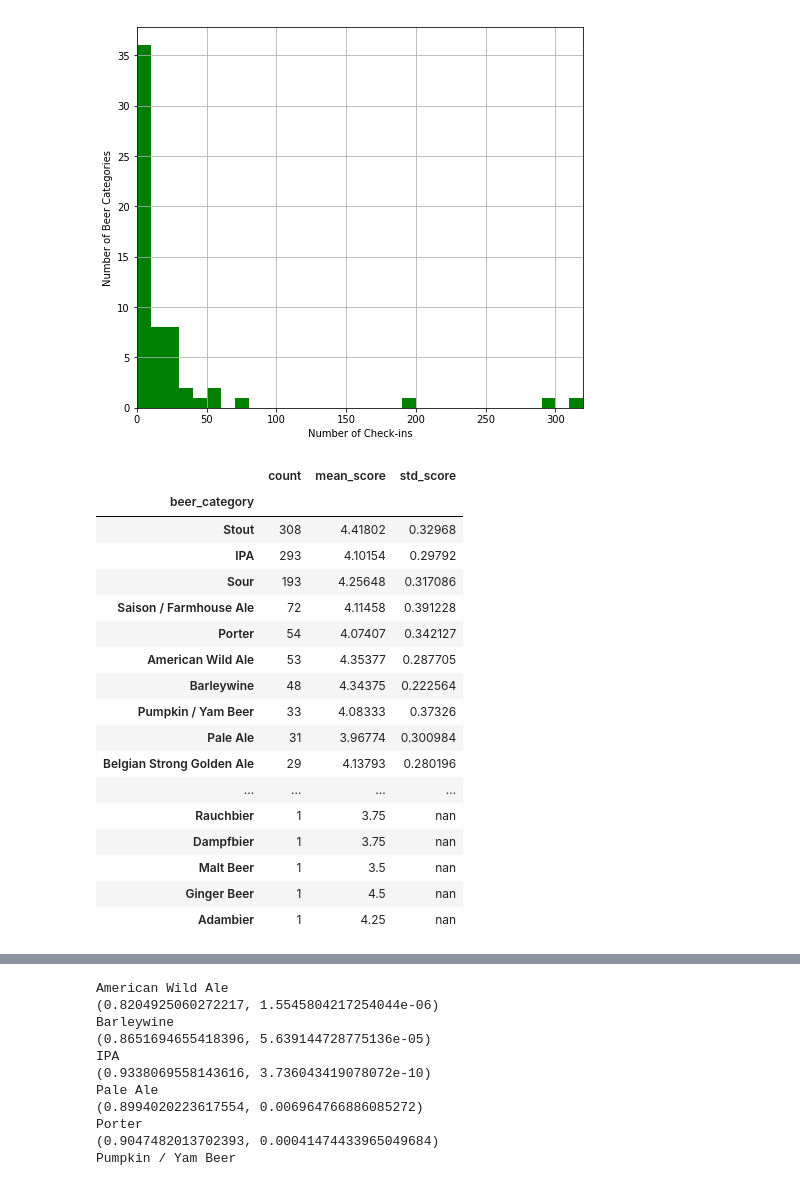
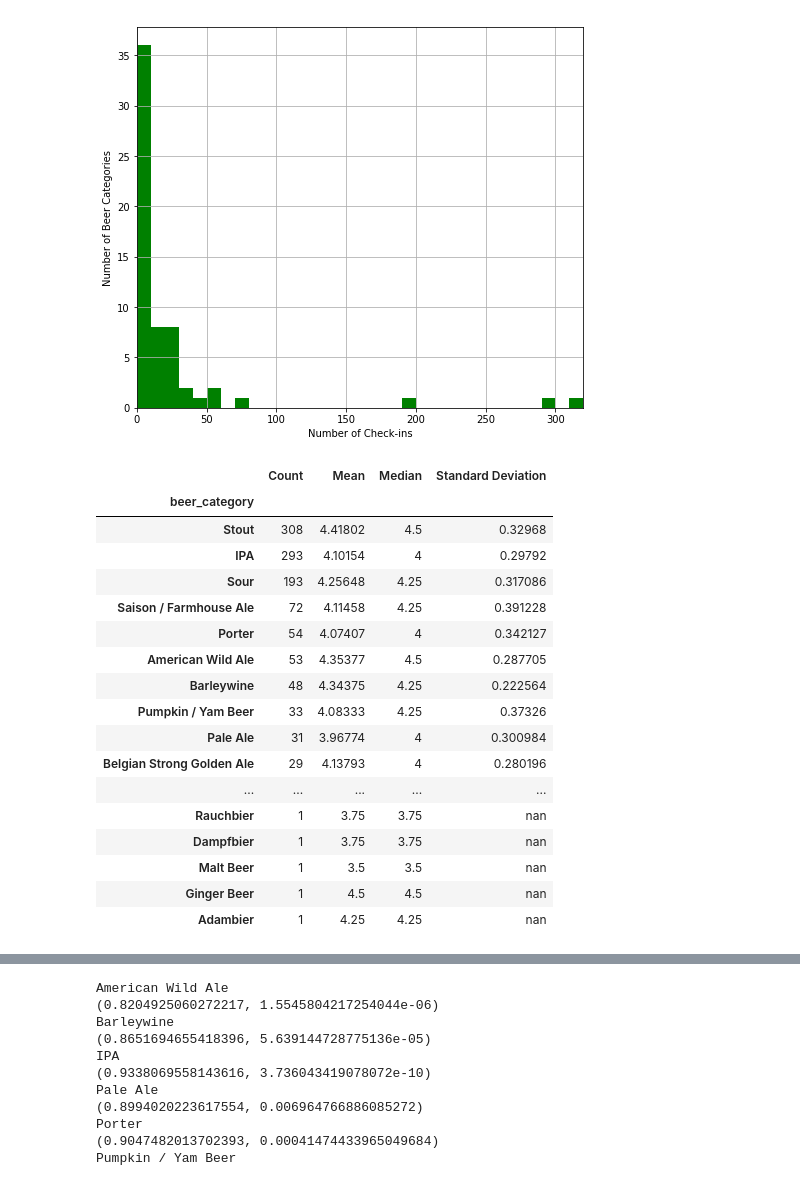
Before and after one commit to amrdixon/untappd, a Jupyter notebook: main/type_analysis.ipynb, the cells around one changed output, grey strips where cells are left out. Saved outputs shown, nothing was run; the diff lists cells and outputs as text; code cells hidden in the pictures.

```diff
--- a/main/type_analysis.ipynb
+++ b/main/type_analysis.ipynb
@@ -342,33 +373,34 @@ plt.show()
 # %%
 #Look at the trends in the beer base categories
 grouped = untappd_ratingssyschanged.groupby('beer_category')
-cat_df = pd.DataFrame(data = {'count': grouped['rating_score'].count(),
-                              'mean_score': grouped['rating_score'].aggregate(np.mean),
-                              'std_score': grouped['rating_score'].aggregate(np.std)})
+cat_df = pd.DataFrame(data = {'Count': grouped['rating_score'].count(),
+                              'Mean': grouped['rating_score'].aggregate(np.mean),
+                              'Median': grouped['rating_score'].aggregate(np.median),
+                              'Standard Deviation': grouped['rating_score'].aggregate(np.std)})
 
 #Sort by mean score
-cat_df.sort_values(by = ['count'], inplace=True, ascending=False)
+cat_df.sort_values(by = ['Count'], inplace=True, ascending=False)
 
 cat_df.style.bar(color='yellow')
 # %% [output]
-|  | count | mean_score | std_score |
-| beer_category |  |  |  |
-| Stout | 308 | 4.41802 | 0.32968 |
-| IPA | 293 | 4.10154 | 0.29792 |
-| Sour | 193 | 4.25648 | 0.317086 |
-| Saison / Farmhouse Ale | 72 | 4.11458 | 0.391228 |
-| Porter | 54 | 4.07407 | 0.342127 |
-| American Wild Ale | 53 | 4.35377 | 0.287705 |
-| Barleywine | 48 | 4.34375 | 0.222564 |
-| Pumpkin / Yam Beer | 33 | 4.08333 | 0.37326 |
-| Pale Ale | 31 | 3.96774 | 0.300984 |
-| Belgian Strong Golden Ale | 29 | 4.13793 | 0.280196 |
-| ... | ... | ... | ... |
-| Rauchbier | 1 | 3.75 | nan |
-| Dampfbier | 1 | 3.75 | nan |
-| Malt Beer | 1 | 3.5 | nan |
-| Ginger Beer | 1 | 4.5 | nan |
-| Adambier | 1 | 4.25 | nan |
+|  | Count | Mean | Median | Standard Deviation |
+| beer_category |  |  |  |  |
+| Stout | 308 | 4.41802 | 4.5 | 0.32968 |
+| IPA | 293 | 4.10154 | 4 | 0.29792 |
+| Sour | 193 | 4.25648 | 4.25 | 0.317086 |
+| Saison / Farmhouse Ale | 72 | 4.11458 | 4.25 | 0.391228 |
+| Porter | 54 | 4.07407 | 4 | 0.342127 |
+| American Wild Ale | 53 | 4.35377 | 4.5 | 0.287705 |
+| Barleywine | 48 | 4.34375 | 4.25 | 0.222564 |
+| Pumpkin / Yam Beer | 33 | 4.08333 | 4.25 | 0.37326 |
+| Pale Ale | 31 | 3.96774 | 4 | 0.300984 |
+| Belgian Strong Golden Ale | 29 | 4.13793 | 4 | 0.280196 |
+| ... | ... | ... | ... | ... |
+| Rauchbier | 1 | 3.75 | 3.75 | nan |
+| Dampfbier | 1 | 3.75 | 3.75 | nan |
+| Malt Beer | 1 | 3.5 | 3.5 | nan |
+| Ginger Beer | 1 | 4.5 | 4.5 | nan |
+| Adambier | 1 | 4.25 | 4.25 | nan |
 # %%
 #Looking at the trends for beer base categories with more than 30 check-ins
 
```
Also changed, not shown: parts of 17 cells of this notebook, 2 other files.
